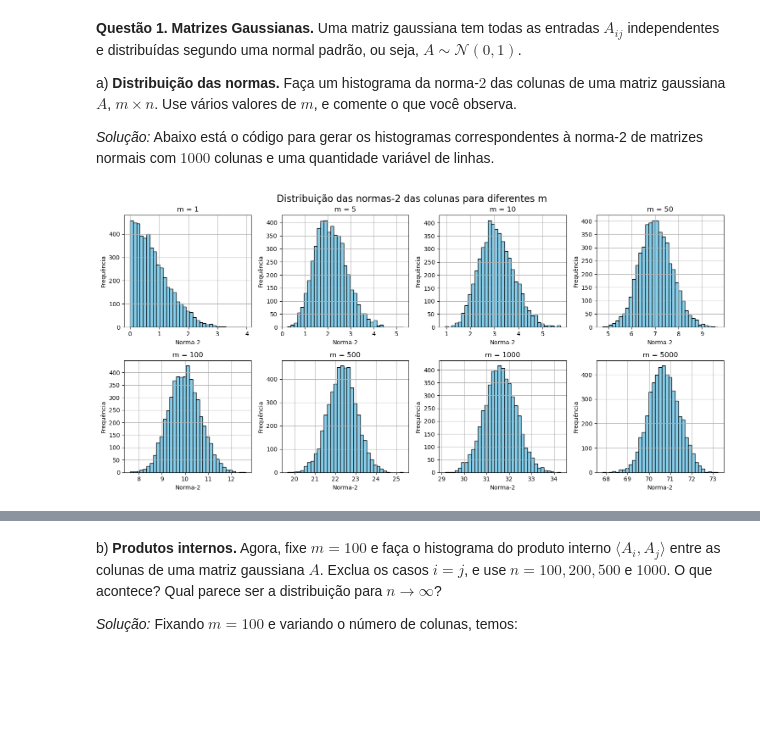
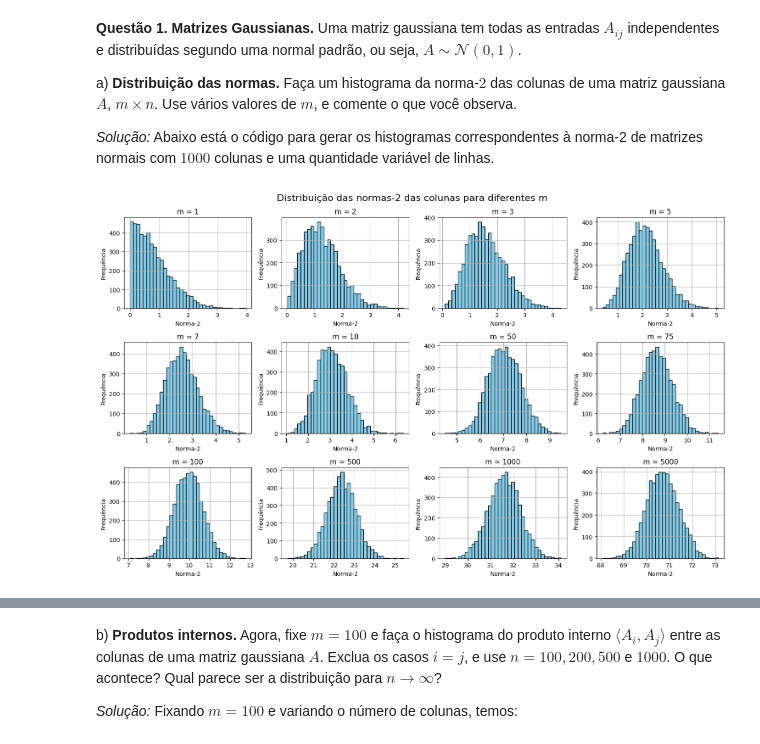
Before and after one commit to ADrielFariads/Projeto4_ALN, a Jupyter notebook: projeto4_ALN.ipynb, the cells around one changed output, grey strips where cells are left out. Cells and saved outputs as stored; diff of their text form; code cells hidden in the pictures; blank space fills up the shorter version.

```diff
--- a/projeto4_ALN.ipynb
+++ b/projeto4_ALN.ipynb
@@ -18,24 +18,24 @@ a) **Distribuição das normas.** Faça um histograma da norma-$2$ das colunas d
 # %%
 np.random.seed(1)
 
 n = 5000  # n colunas
-m_values = [1, 5, 10, 50, 100, 500, 1000, 5000]  # diferentes n de linhas
+m_values = [1, 2, 3, 5, 7, 10, 50, 75, 100, 500, 1000, 5000]  # diferentes n de linhas
 
-plt.figure(figsize=(15, 7))
+plt.figure(figsize=(15, 9))
 
 for i, m in enumerate(m_values, 1):
     A = np.random.randn(m, n)  # matriz m x n a_ij ~ N(0,1)
     norms = np.linalg.norm(A, axis=0)
-    plt.subplot(2, 4, i)
+    plt.subplot(3, 4, i)
     plt.hist(norms, bins=35, color='skyblue', edgecolor='black')
     plt.title(f'm = {m}')
     plt.xlabel('Norma-2')
     plt.ylabel('Frequência')
     plt.grid(True)
 
 plt.tight_layout()
 plt.suptitle("Distribuição das normas-2 das colunas para diferentes m", fontsize=16, y=1.02)
 plt.show()
 # %% [output]
-[figure, old version]
+[figure, new version]
 # %% [markdown]
```
Also changed, not shown: parts of 1 cell of this notebook.
